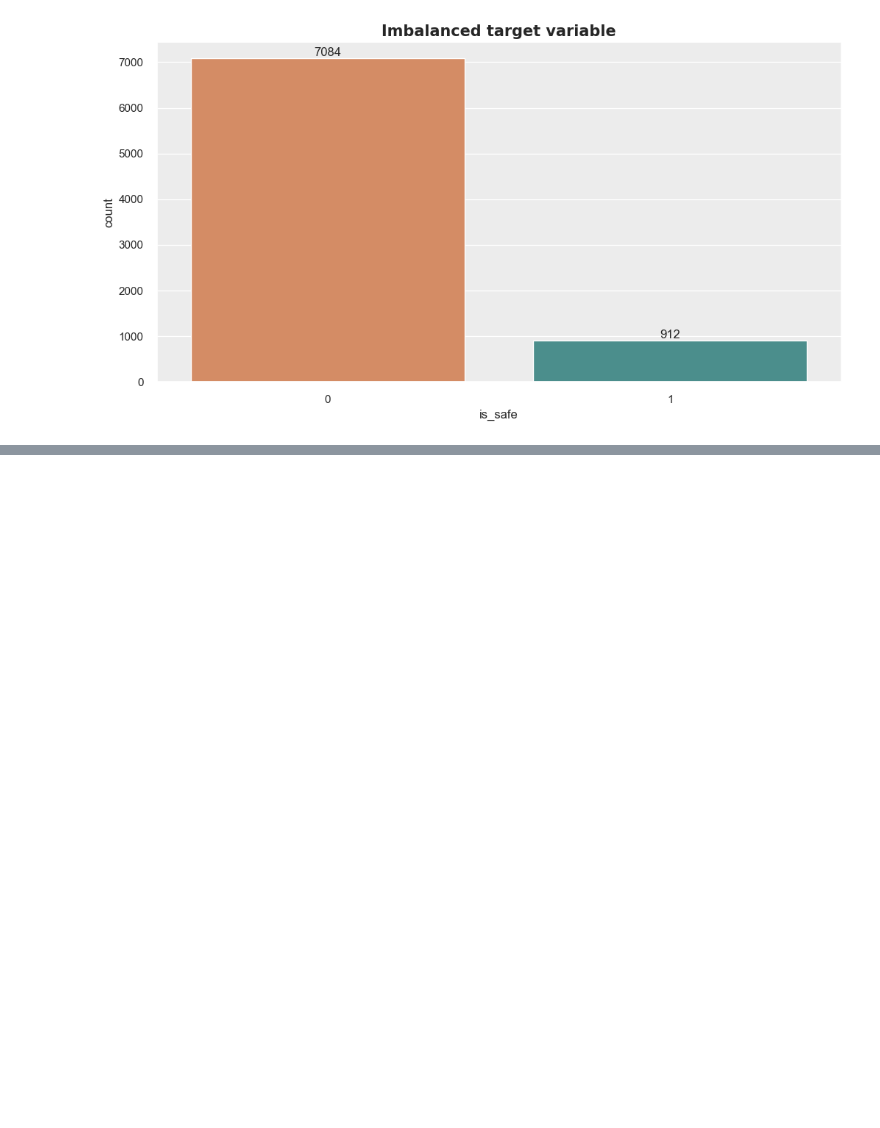
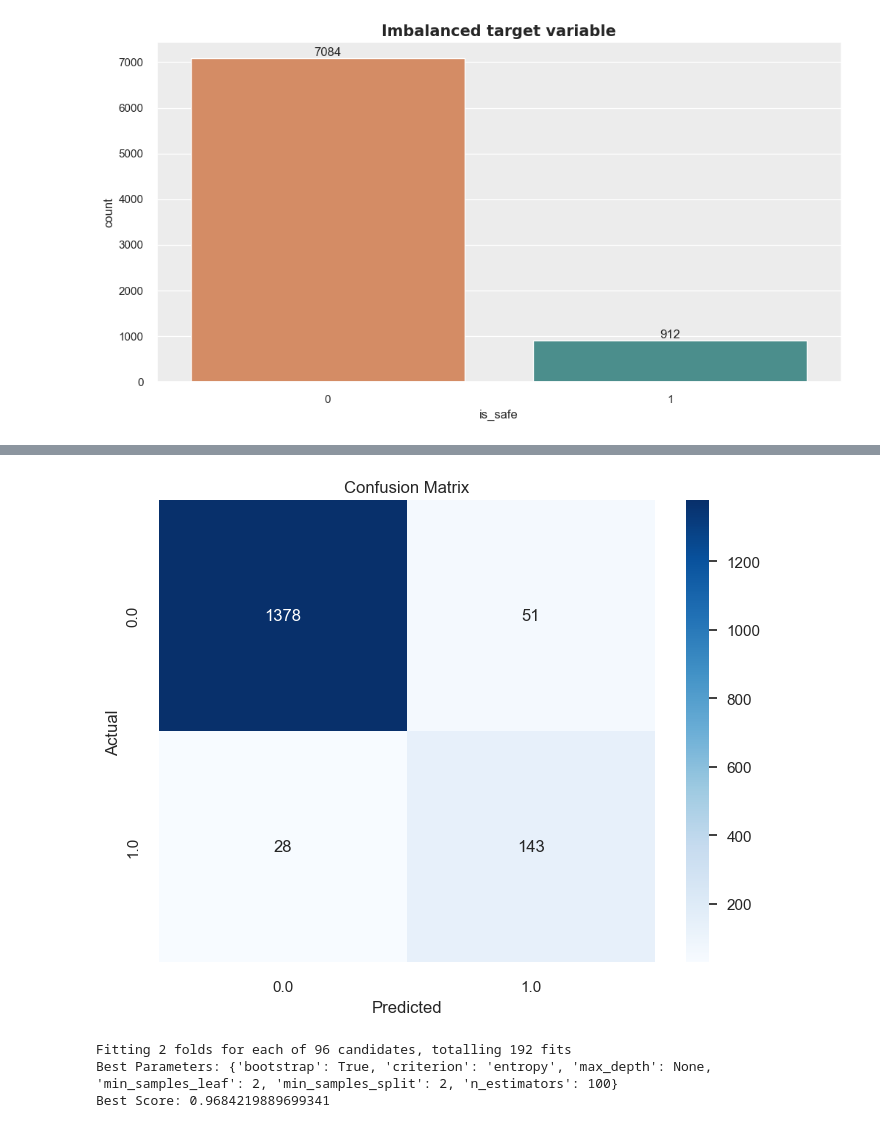
Before and after one commit to k4ndr66/hackswift2024, a Jupyter notebook: main.ipynb, the cells around one changed output, grey strips where cells are left out. Cells and saved outputs as stored; diff of their text form; code cells hidden in the pictures; blank space fills up the shorter version.

```diff
--- a/main.ipynb
+++ b/main.ipynb
@@ -179,3 +188,14 @@ ax.bar_label(container=ax.containers[0], labels=abs_values)
 plt.show()
 # %% [output]
 [figure]
+# %%
+X = normalized_df.drop('is_safe', axis=1)
+y = normalized_df['is_safe']
+
+scaler = StandardScaler()
+X_scaled = scaler.fit_transform(X)
+X_train, X_test, y_train, y_test = train_test_split(X, y, test_size=0.2, random_state=111)
+smt = SMOTETomek(random_state=111)
+
+X_resampled, y_resampled = smt.fit_resample(X_train, y_train)
+print(pd.Series(y_resampled).value_counts())
@@ -181,0 +206,9 @@ plt.show()
+# %%
+dt_clf = DecisionTreeClassifier(random_state=111)
+dt_clf.fit(X_resampled, y_resampled)
+y_pred_dt = dt_clf.predict(X_test)
+
+print("\nDecision Tree Classification Report:")
+print(classification_report(y_test, y_pred_dt))
+
+print("Decision Tree Accuracy on test set:", accuracy_score(y_test, y_pred_dt))
@@ -181,0 +227,10 @@ plt.show()
+# %%
+random_forest = RandomForestClassifier(n_estimators=50, random_state=111)
+random_forest.fit(X_resampled, y_resampled)
+
+y_pred = random_forest.predict(X_test)
+
+print("\nClassification Report:")
+print(classification_report(y_test, y_pred))
+
+print("Accuracy on test:", accuracy_score(y_test, y_pred))
@@ -181,0 +249,31 @@ plt.show()
+# %%
+cm = confusion_matrix(y_test, y_pred)
+class_labels = np.unique(np.concatenate((y_test, y_pred)))
+plt.figure(figsize=(8, 6))
+sns.heatmap(cm, annot=True, fmt="d", cmap="Blues", xticklabels=class_labels, yticklabels=class_labels)
+plt.xlabel('Predicted')
+plt.ylabel('Actual')
+plt.title('Confusion Matrix')
+plt.show()
+# %% [output]
+[figure, added]
+# %%
+param_grid = {
+    'n_estimators': [50, 100],
+    'criterion': ['gini', 'entropy', 'log_loss'],
+    'max_depth': [None, 10],
+    'min_samples_split': [2, 5],
+    'min_samples_leaf': [2, 4],
+    'bootstrap': [True, False]
+}
+
+rf = RandomForestClassifier(random_state=111)
+grid_search = GridSearchCV(estimator=rf, param_grid=param_grid, cv=2, n_jobs=-1, verbose=2, scoring='accuracy')
+grid_search.fit(X_resampled, y_resampled)
+
+print("Best Parameters:", grid_search.best_params_)
+print("Best Score:", grid_search.best_score_)
+# %% [output]
+Fitting 2 folds for each of 96 candidates, totalling 192 fits
+Best Parameters: {'bootstrap': True, 'criterion': 'entropy', 'max_depth': None, 'min_samples_leaf': 2, 'min_samples_split': 2, 'n_estimators': 100}
+Best Score: 0.9684219889699341
```
Also changed, not shown: parts of 6 cells of this notebook.
